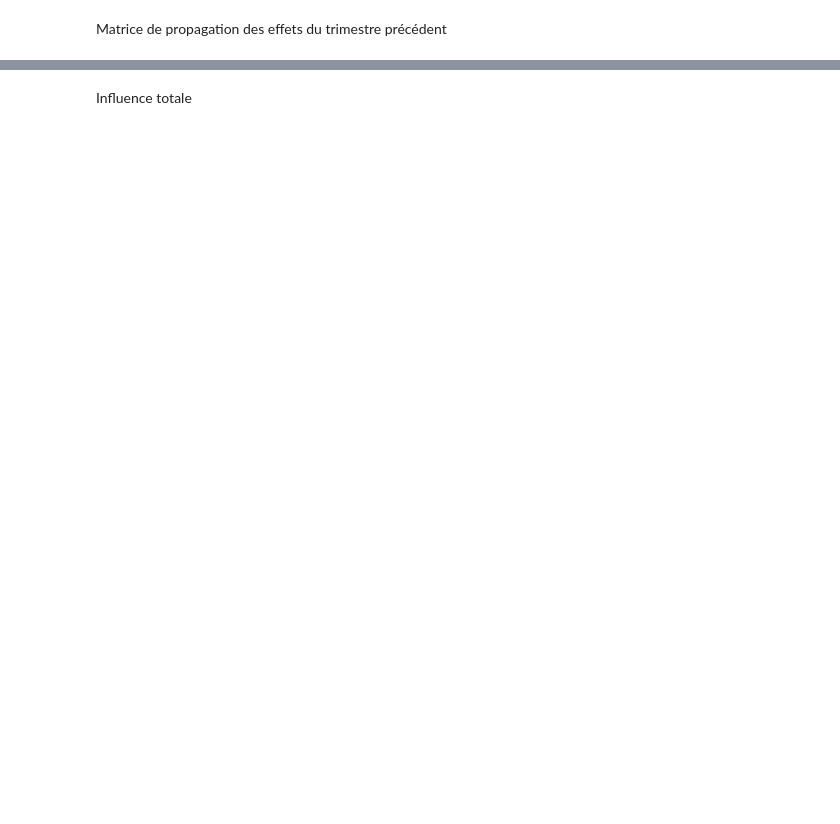
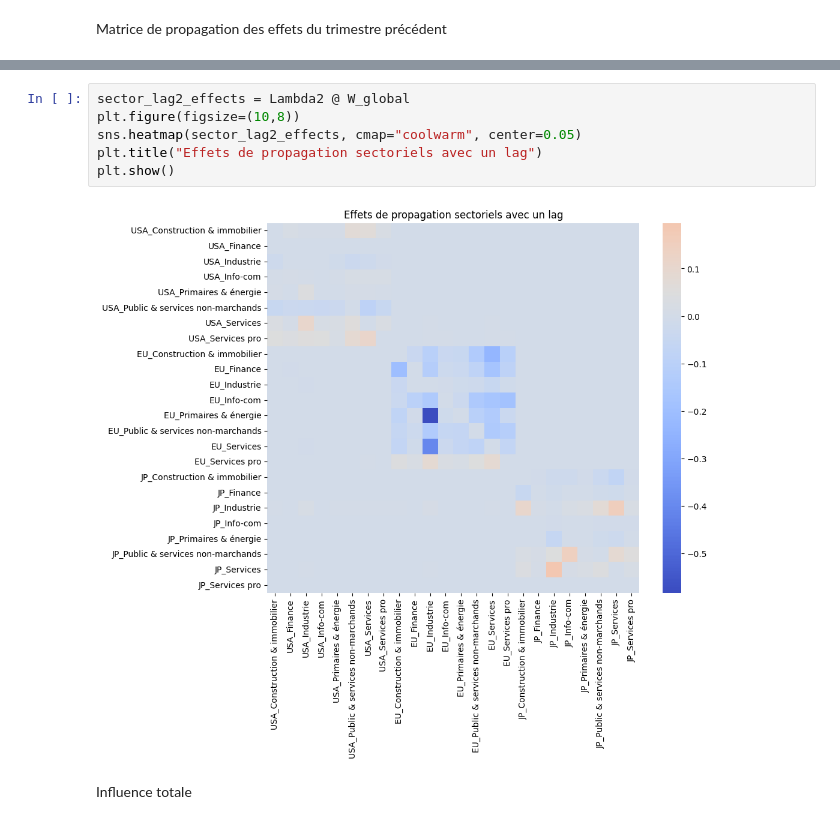
Before and after one commit to Celeste2405/PFE-CLIMATE-STRESS-TESTING-BANKING-PORTFOLIO, a Jupyter notebook: gvar_global.ipynb, the cells around one changed output, grey strips where cells are left out. Drawn from its saved outputs; the diff is of its cells as text; blank space fills up the shorter version.

```diff
--- a/gvar_global.ipynb
+++ b/gvar_global.ipynb
@@ -1407,3 +1428,11 @@ plt.show()
+# %%
+sector_lag2_effects = Lambda2 @ W_global
+plt.figure(figsize=(10,8))
+sns.heatmap(sector_lag2_effects, cmap="coolwarm", center=0.05)
+plt.title("Effets de propagation sectoriels avec un lag")
+plt.show()
+# %% [output]
+[figure, added]
 # %% [markdown]
 Influence totale
 # %%
```
Also changed, not shown: parts of 20 cells of this notebook, 3 other files.
